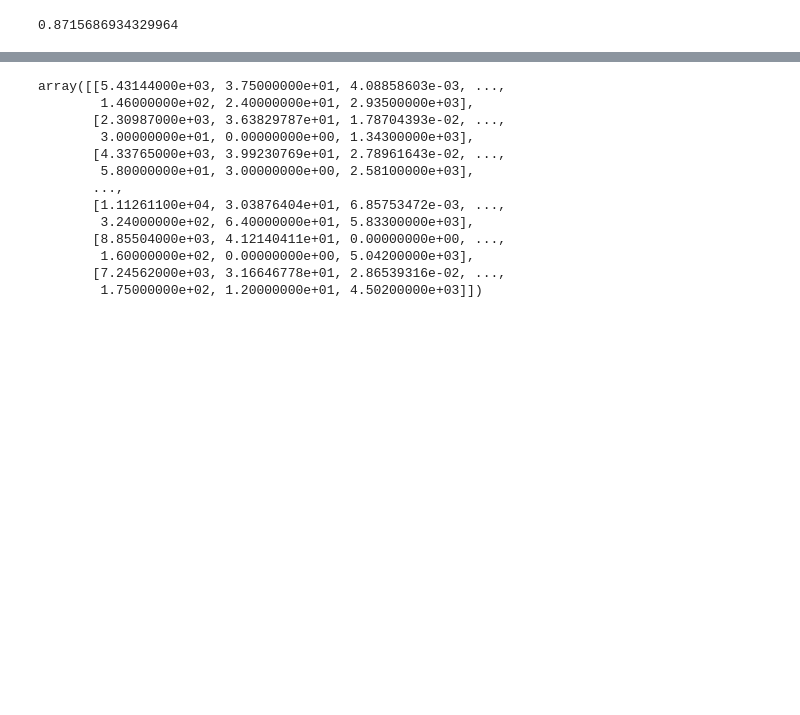
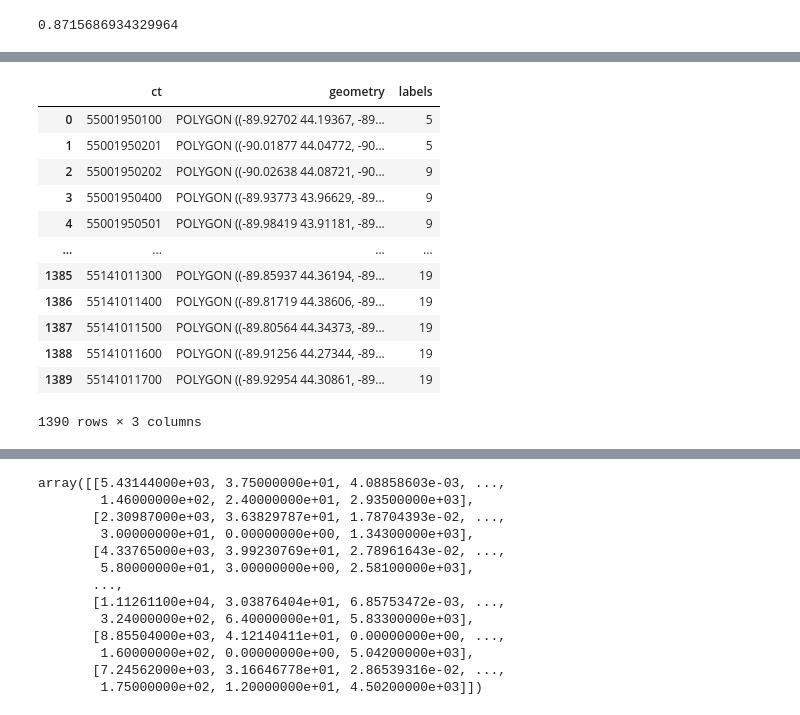
Before and after one commit to ychen884/STICC-GCC, a Jupyter notebook: try_louvain.ipynb, the cells around one changed output, grey strips where cells are left out. Saved outputs shown, nothing was run; the diff lists cells and outputs as text; code cells hidden in the pictures; blank space fills up the shorter version.

```diff
--- a/try_louvain.ipynb
+++ b/try_louvain.ipynb
@@ -50,3 +45,19 @@ Index(['ct', 'male', 'female', 'Total_x', '.50', '.50-.99', '1.00-1.24',
+# %%
+simple
+# %% [output]
+|  | ct | geometry | labels |
+| 0 | 55001950100 | POLYGON ((-89.92702 44.19367, -89... | 5 |
+| 1 | 55001950201 | POLYGON ((-90.01877 44.04772, -90... | 5 |
+| 2 | 55001950202 | POLYGON ((-90.02638 44.08721, -90... | 9 |
+| 3 | 55001950400 | POLYGON ((-89.93773 43.96629, -89... | 9 |
+| 4 | 55001950501 | POLYGON ((-89.98419 43.91181, -89... | 9 |
+| ... | ... | ... | ... |
+| 1385 | 55141011300 | POLYGON ((-89.85937 44.36194, -89... | 19 |
+| 1386 | 55141011400 | POLYGON ((-89.81719 44.38606, -89... | 19 |
+| 1387 | 55141011500 | POLYGON ((-89.80564 44.34373, -89... | 19 |
+| 1388 | 55141011600 | POLYGON ((-89.91256 44.27344, -89... | 19 |
+| 1389 | 55141011700 | POLYGON ((-89.92954 44.30861, -89... | 19 |
+1390 rows × 3 columns
 # %%
 simple["labels"] = labels
 # %%
```
Also changed, not shown: parts of 9 cells of this notebook.
